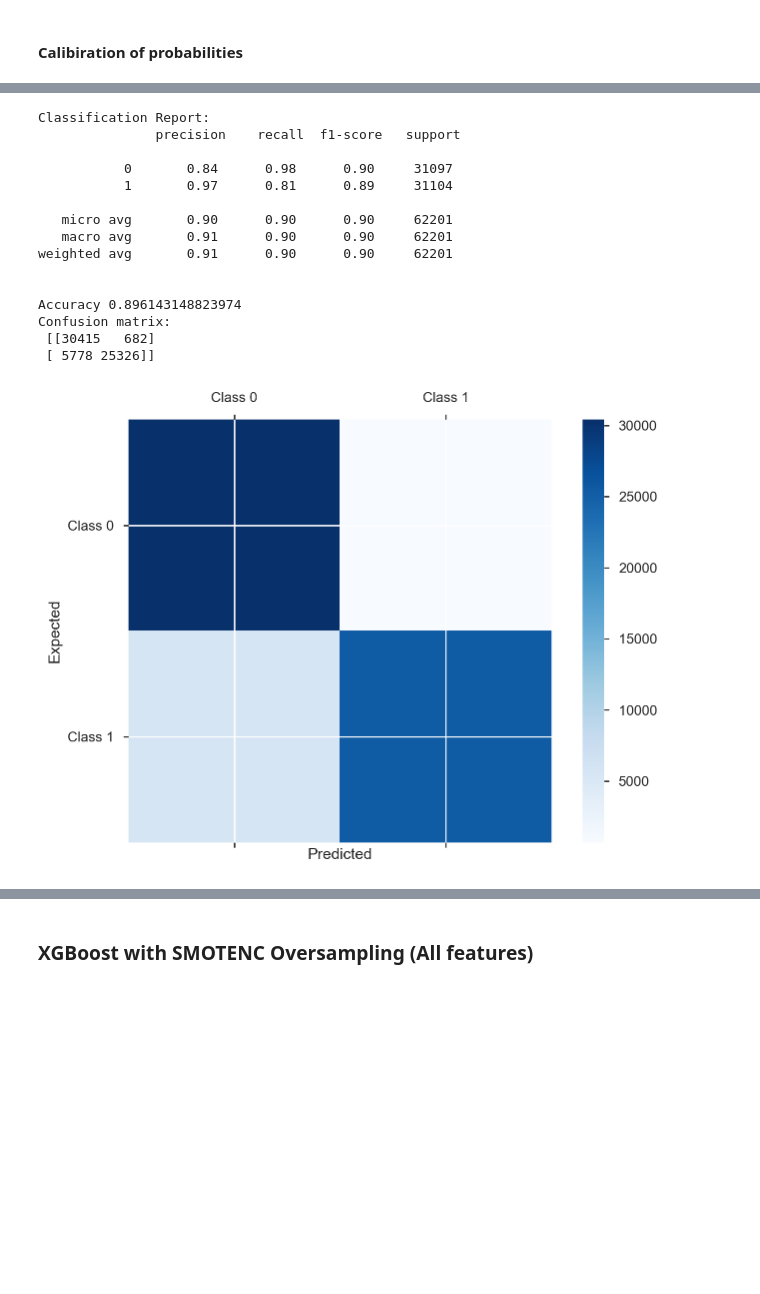
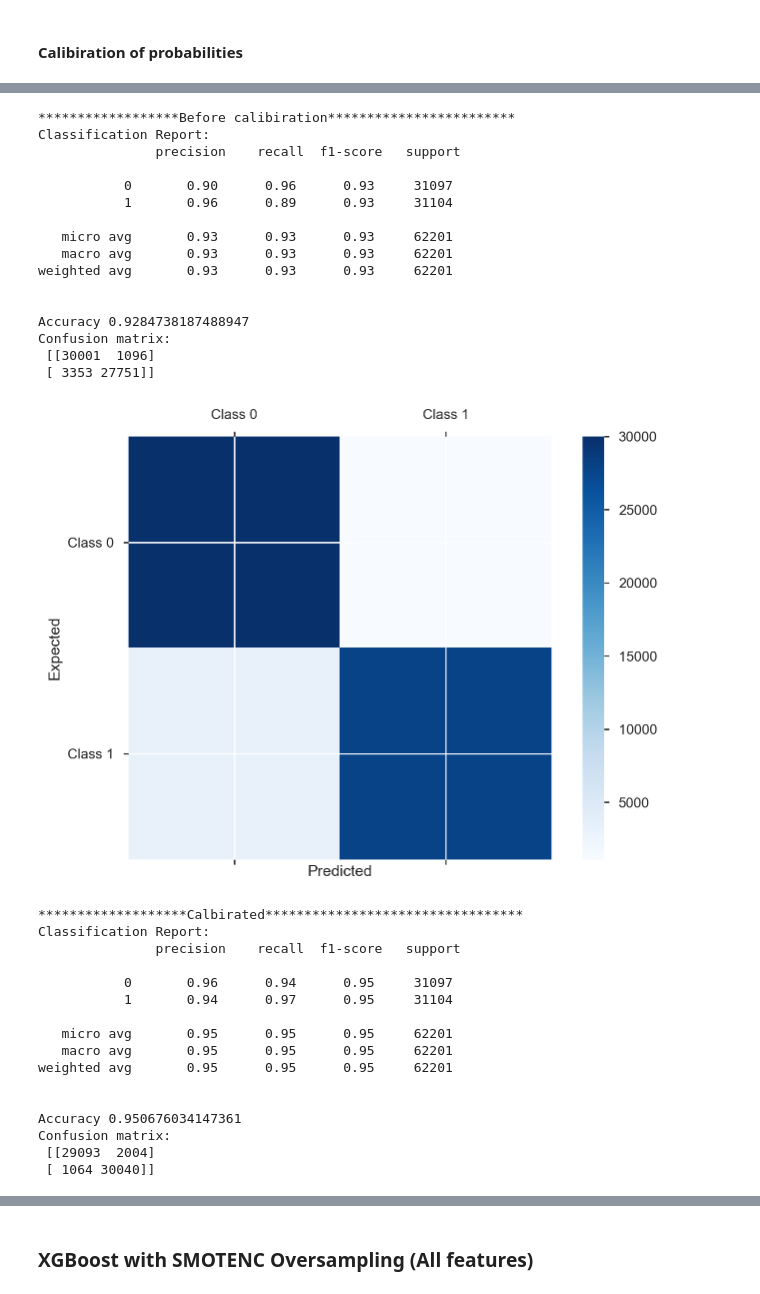
Before and after one commit to ammarwm/predictive_mainenance_imbalanced_data, a Jupyter notebook: predictive_maintenance.ipynb, the cells around one changed output, grey strips where cells are left out. Saved outputs shown, nothing was run; the diff lists cells and outputs as text; code cells hidden in the pictures; blank space fills up the shorter version.

```diff
--- a/predictive_maintenance.ipynb
+++ b/predictive_maintenance.ipynb
@@ -396,7 +398,7 @@ class HyperTuning(object):
         grid = GridSearchCV(pipe, cv=cv,
                             param_grid=clfr.tune_param,
                             iid=True,
-                            scoring='precision_weighted',
+                            scoring='f1_weighted',
                             verbose=3,
                             n_jobs=-1,
                             refit=True
@@ -437,7 +439,7 @@ class HyperTuning(object):
         print('Best score on the validation: {}'.format(opt.best_score_))
         result_df = pd.DataFrame(opt.cv_results_)\
           .loc[:,['mean_test_score', 'rank_test_score', 'params']].sort_values(by='rank_test_score')
-        print(result_df)
+        print(result_df.head(5))
         print("*******************Training************************")
         print("Best. score: %s" % opt.best_score_)
 
@@ -573,7 +643,7 @@ Confusion matrix:
 # calibrate model on validation data
 from sklearn.calibration import CalibratedClassifierCV
 
-calibrator = CalibratedClassifierCV(opt, method='isotonic', cv='prefit')
+calibrator = CalibratedClassifierCV(opt, method='isotonic', cv='prefit', )
 calibrator.fit(X['train'], y['train'])
 # evaluate the model
 y_pred = calibrator.predict(X_test[features].as_matrix())
@@ -600,20 +670,42 @@ Confusion matrix:
 # %%
+print('******************Before calibiration************************')
+y_pred_test = opt.predict(X_test_ADASYN[features].as_matrix())
+Plot.confusion_matrix(y_test_ADASYN, y_pred_test)
+
+print('*******************Calbirated*********************************')
 y_pred_test = calibrator.predict(X_test_ADASYN[features].as_matrix())
 Plot.confusion_matrix(y_test_ADASYN, y_pred_test)
 # %% [output]
+******************Before calibiration************************
 Classification Report:
                precision    recall  f1-score   support
 
-           0       0.84      0.98      0.90     31097
-           1       0.97      0.81      0.89     31104
+           0       0.90      0.96      0.93     31097
+           1       0.96      0.89      0.93     31104
 
-   micro avg       0.90      0.90      0.90     62201
-   macro avg       0.91      0.90      0.90     62201
-weighted avg       0.91      0.90      0.90     62201
+   micro avg       0.93      0.93      0.93     62201
+   macro avg       0.93      0.93      0.93     62201
+weighted avg       0.93      0.93      0.93     62201
 
 
-Accuracy 0.896143148823974
+Accuracy 0.9284738187488947
 Confusion matrix:
- [[30415   682]
- [ 5778 25326]]
+ [[30001  1096]
+ [ 3353 27751]]
-[figure, old version]
+[figure, new version]
+*******************Calbirated*********************************
+Classification Report:
+               precision    recall  f1-score   support
+
+           0       0.96      0.94      0.95     31097
+           1       0.94      0.97      0.95     31104
+
+   micro avg       0.95      0.95      0.95     62201
+   macro avg       0.95      0.95      0.95     62201
+weighted avg       0.95      0.95      0.95     62201
+
+
+Accuracy 0.950676034147361
+Confusion matrix:
+ [[29093  2004]
+ [ 1064 30040]]
```
Also changed, not shown: parts of 14 cells of this notebook, 22 other files.
